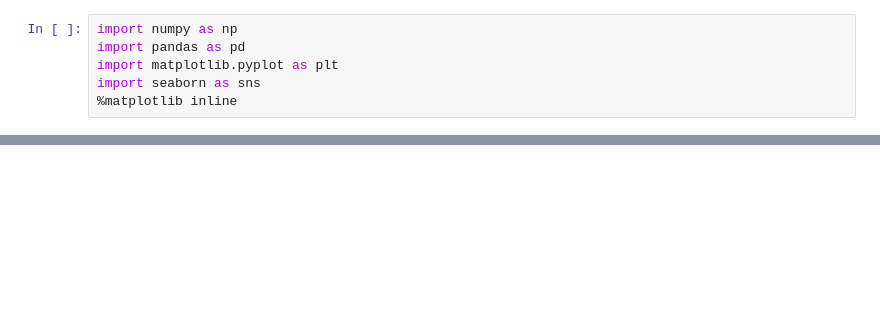
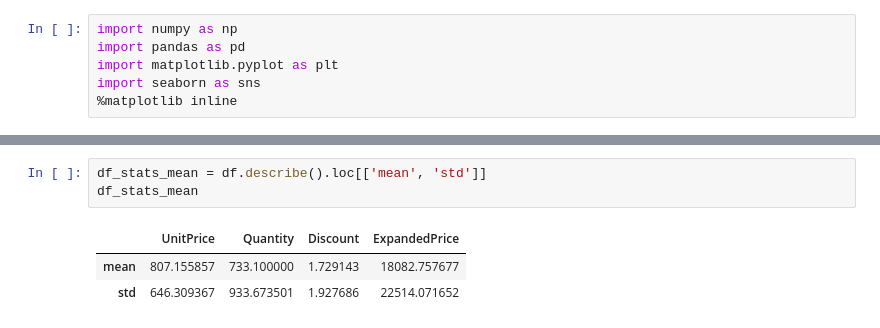
Before and after one commit to LinhToan/newman-msds, a Jupyter notebook: dsci-6883-descriptive-analytics/module-3/3-3 Northwinds EDA.ipynb, the cells around one changed output, grey strips where cells are left out. Cells and saved outputs as stored; diff of their text form; blank space fills up the shorter version.

```diff
--- a/dsci-6883-descriptive-analytics/module-3/3-3 Northwinds EDA.ipynb
+++ b/dsci-6883-descriptive-analytics/module-3/3-3 Northwinds EDA.ipynb
@@ -45,0 +123,7 @@ NameError: name 'pyodbc' is not defined
+# %%
+df_stats_mean = df.describe().loc[['mean', 'std']]
+df_stats_mean
+# %% [output]
+|  | UnitPrice | Quantity | Discount | ExpandedPrice |
+| mean | 807.155857 | 733.100000 | 1.729143 | 18082.757677 |
+| std | 646.309367 | 933.673501 | 1.927686 | 22514.071652 |
```
Also changed, not shown: parts of 17 cells of this notebook.
